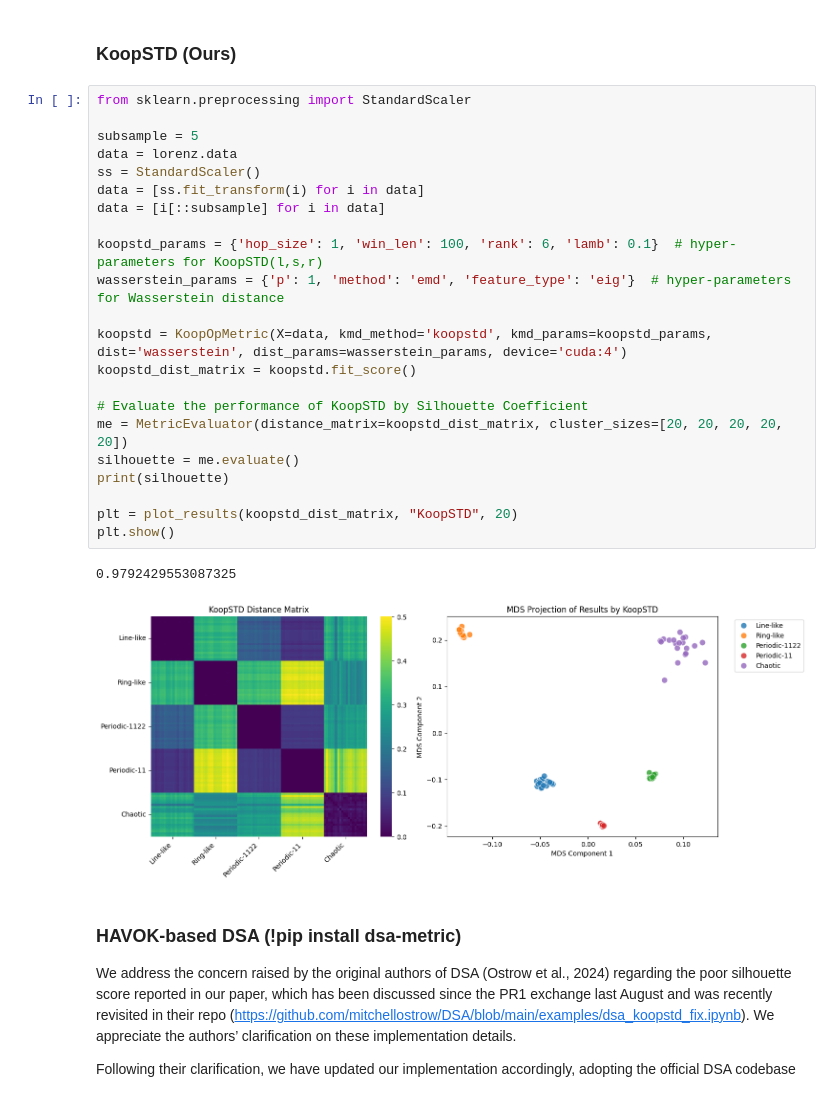
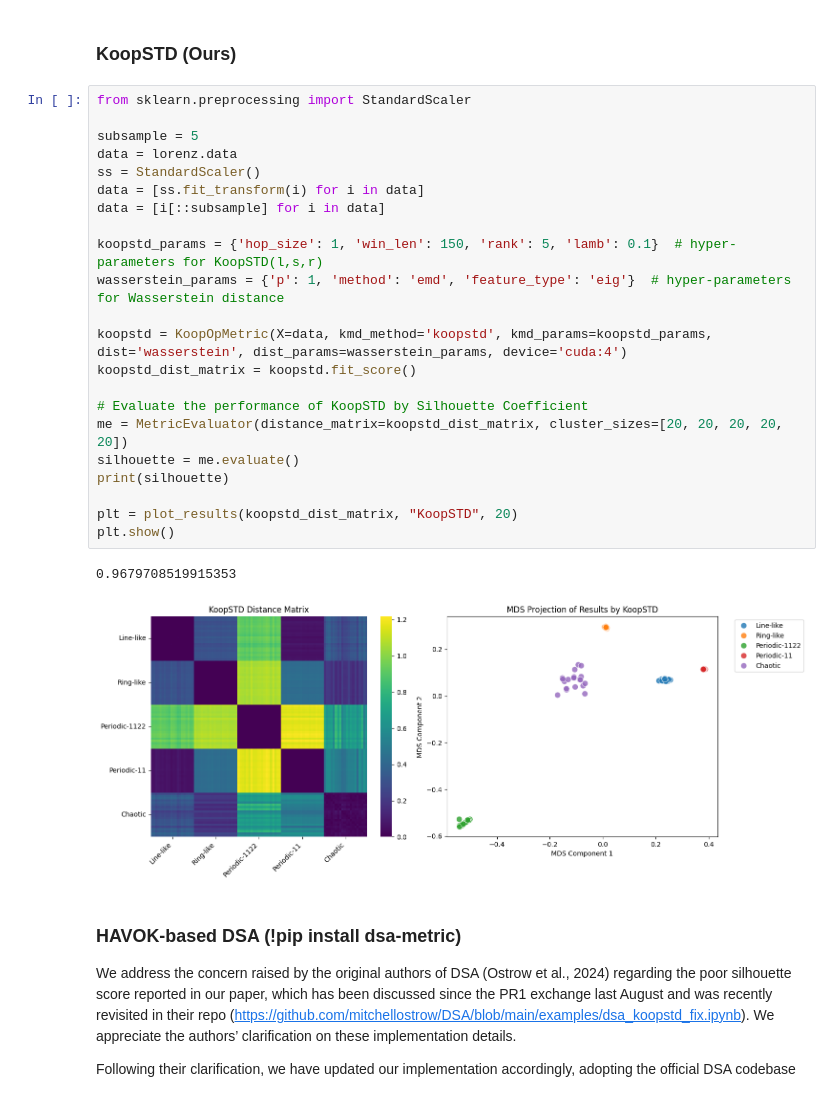
Before and after one commit to ZhangShimin1/KoopSTD, a Jupyter notebook: examples/lorenz63.ipynb, the cells around one changed output. Drawn from its saved outputs; the diff is of its cells as text.

```diff
--- a/examples/lorenz63.ipynb
+++ b/examples/lorenz63.ipynb
@@ -70,28 +70,28 @@ def plot_results(distance_matrix, method_name, num_clips):
 # %%
 from sklearn.preprocessing import StandardScaler
 
 subsample = 5
 data = lorenz.data
 ss = StandardScaler()
 data = [ss.fit_transform(i) for i in data]
 data = [i[::subsample] for i in data]
 
-koopstd_params = {'hop_size': 1, 'win_len': 100, 'rank': 6, 'lamb': 0.1}  # hyper-parameters for KoopSTD(l,s,r)
+koopstd_params = {'hop_size': 1, 'win_len': 150, 'rank': 5, 'lamb': 0.1}  # hyper-parameters for KoopSTD(l,s,r)
 wasserstein_params = {'p': 1, 'method': 'emd', 'feature_type': 'eig'}  # hyper-parameters for Wasserstein distance
 
 koopstd = KoopOpMetric(X=data, kmd_method='koopstd', kmd_params=koopstd_params, dist='wasserstein', dist_params=wasserstein_params, device='cuda:4')
 koopstd_dist_matrix = koopstd.fit_score()
 
 # Evaluate the performance of KoopSTD by Silhouette Coefficient
 me = MetricEvaluator(distance_matrix=koopstd_dist_matrix, cluster_sizes=[20, 20, 20, 20, 20])
 silhouette = me.evaluate()
 print(silhouette)
 
 plt = plot_results(koopstd_dist_matrix, "KoopSTD", 20)
 plt.show()
 # %% [output]
-0.9792429553087325
+0.9679708519915353
-[figure, old version]
+[figure, new version]
 # %% [markdown]
 ### HAVOK-based DSA (!pip install dsa-metric)
 
```
Also changed, not shown: 1 other file.
